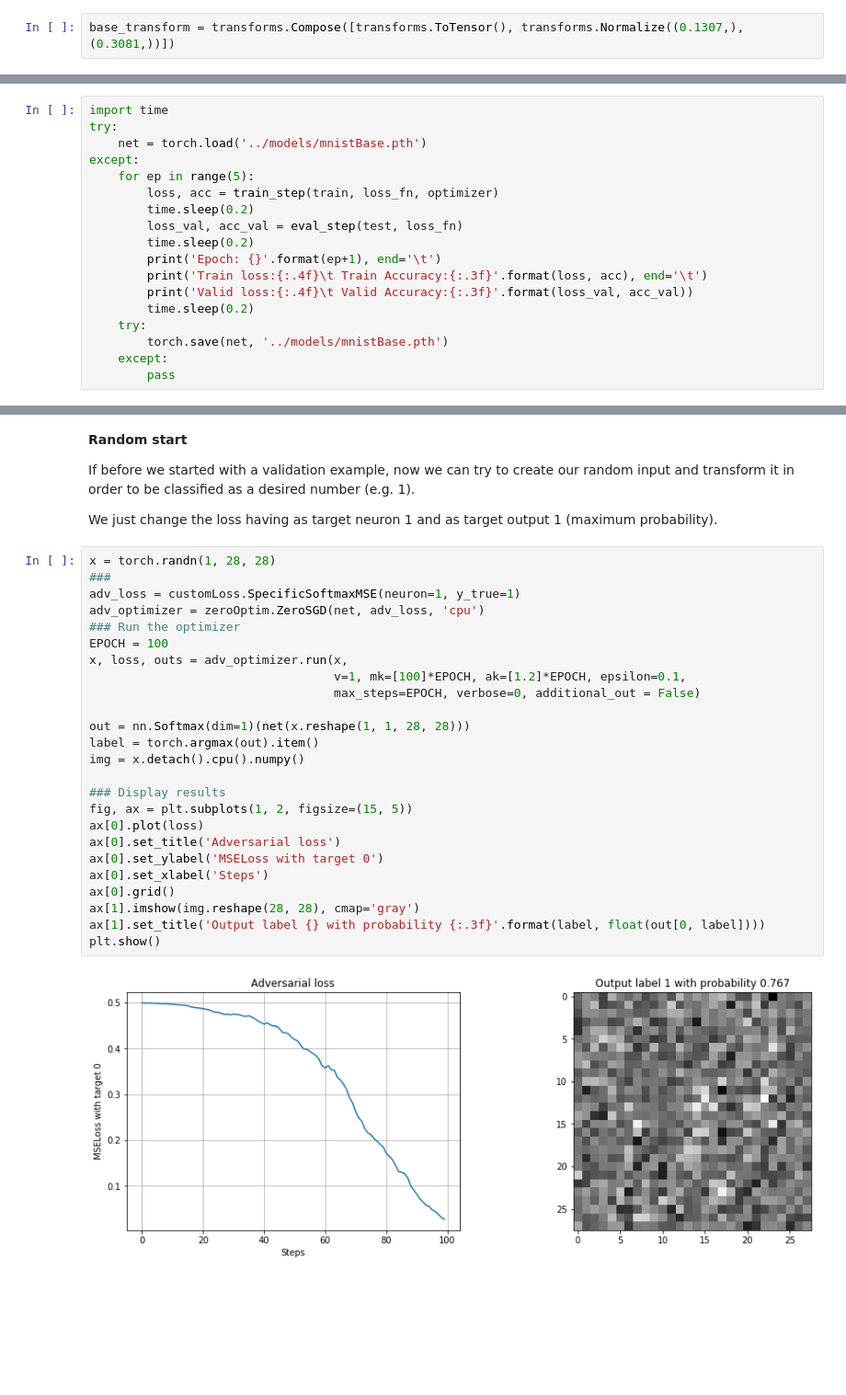
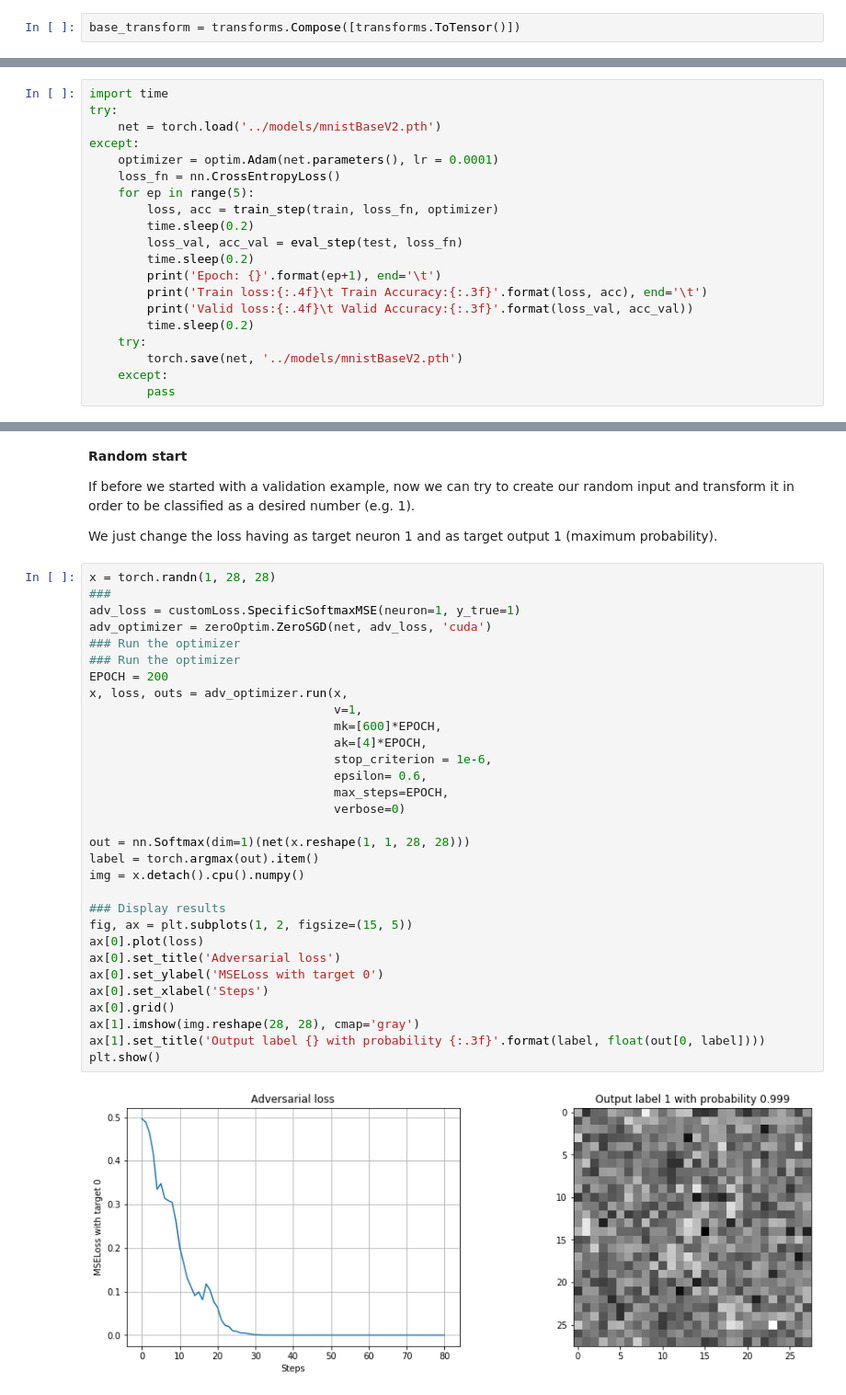
Before and after one commit to f-grimaldi/AdvAttack, a Jupyter notebook: AttackMNIST.ipynb, the cells around one changed output, grey strips where cells are left out. Shown: that part at 92% size. Cells and saved outputs as stored; diff of their text form; blank space fills up the shorter version.

```diff
--- a/AttackMNIST.ipynb
+++ b/AttackMNIST.ipynb
@@ -27,7 +32,7 @@ from torch import nn, optim
 We retrieve the MNIST data. <br>
 The default *trasnform.compose* method resize the data from (28, 28, 1) to (299, 299, 3) so that it is ready for *InceptionV3*. Here we use the base *transforme.compose*
 # %%
-base_transform = transforms.Compose([transforms.ToTensor(), transforms.Normalize((0.1307,), (0.3081,))])
+base_transform = transforms.Compose([transforms.ToTensor()])
 # %%
 DataLoader = mnist.MNIST(transform=base_transform)
 train, test = DataLoader.get_dataloader(batch_size=250, num_workers=0)
@@ -112,8 +115,10 @@ loss_fn = nn.CrossEntropyLoss()
 # %%
 import time
 try:
-    net = torch.load('../models/mnistBase.pth')
+    net = torch.load('../models/mnistBaseV2.pth')
 except:
+    optimizer = optim.Adam(net.parameters(), lr = 0.0001)
+    loss_fn = nn.CrossEntropyLoss()
     for ep in range(5):
         loss, acc = train_step(train, loss_fn, optimizer)
         time.sleep(0.2)
@@ -124,7 +129,7 @@ except:
         print('Valid loss:{:.4f}\t Valid Accuracy:{:.3f}'.format(loss_val, acc_val))
         time.sleep(0.2)
     try:
-        torch.save(net, '../models/mnistBase.pth')
+        torch.save(net, '../models/mnistBaseV2.pth')
     except:
         pass
 # %% [markdown]
@@ -179,27 +193,33 @@ We just change the loss having as target neuron 1 and as target output 1 (maximu
 # %%
 x = torch.randn(1, 28, 28)
 ###
 adv_loss = customLoss.SpecificSoftmaxMSE(neuron=1, y_true=1)
-adv_optimizer = zeroOptim.ZeroSGD(net, adv_loss, 'cpu')
+adv_optimizer = zeroOptim.ZeroSGD(net, adv_loss, 'cuda')
 ### Run the optimizer
-EPOCH = 100
+### Run the optimizer
+EPOCH = 200
 x, loss, outs = adv_optimizer.run(x,
-                                  v=1, mk=[100]*EPOCH, ak=[1.2]*EPOCH, epsilon=0.1,
-                                  max_steps=EPOCH, verbose=0, additional_out = False)
+                                  v=1,
+                                  mk=[600]*EPOCH,
+                                  ak=[4]*EPOCH,
+                                  stop_criterion = 1e-6,
+                                  epsilon= 0.6,
+                                  max_steps=EPOCH,
+                                  verbose=0)
 
 out = nn.Softmax(dim=1)(net(x.reshape(1, 1, 28, 28)))
 label = torch.argmax(out).item()
 img = x.detach().cpu().numpy()
 
 ### Display results
 fig, ax = plt.subplots(1, 2, figsize=(15, 5))
 ax[0].plot(loss)
 ax[0].set_title('Adversarial loss')
 ax[0].set_ylabel('MSELoss with target 0')
 ax[0].set_xlabel('Steps')
 ax[0].grid()
 ax[1].imshow(img.reshape(28, 28), cmap='gray')
 ax[1].set_title('Output label {} with probability {:.3f}'.format(label, float(out[0, label])))
 plt.show()
 # %% [output]
-[figure, old version]
+[figure, new version]
```
Also changed, not shown: parts of 12 cells of this notebook, 4 other files.
